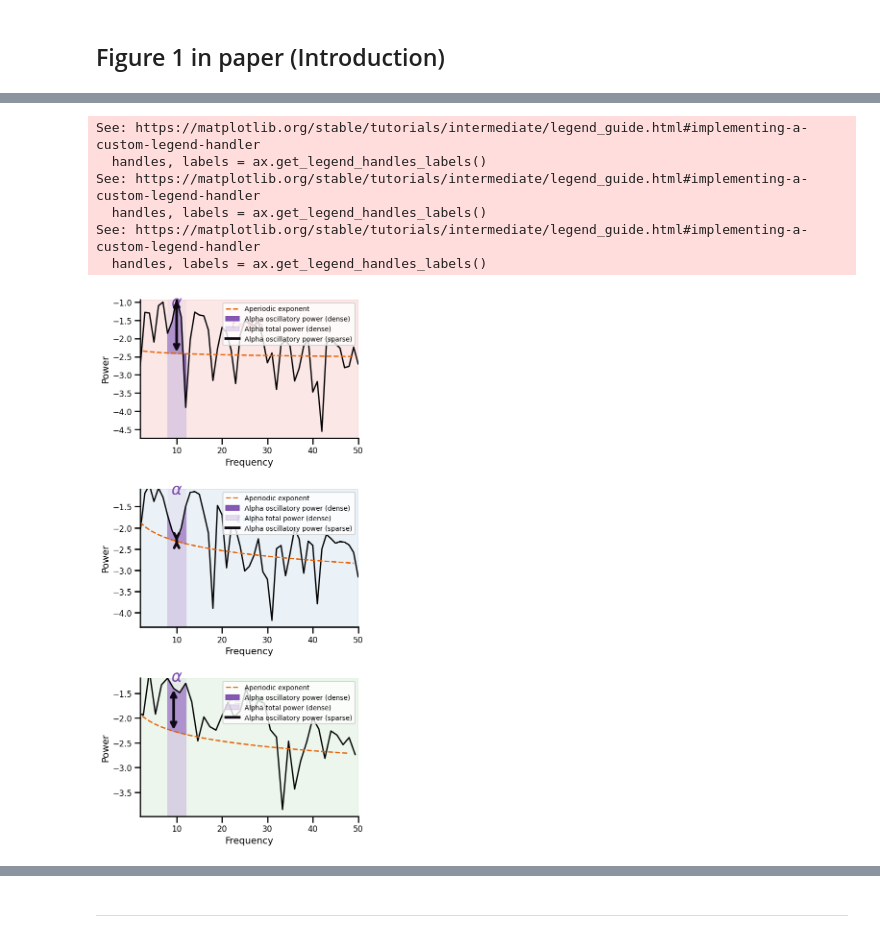
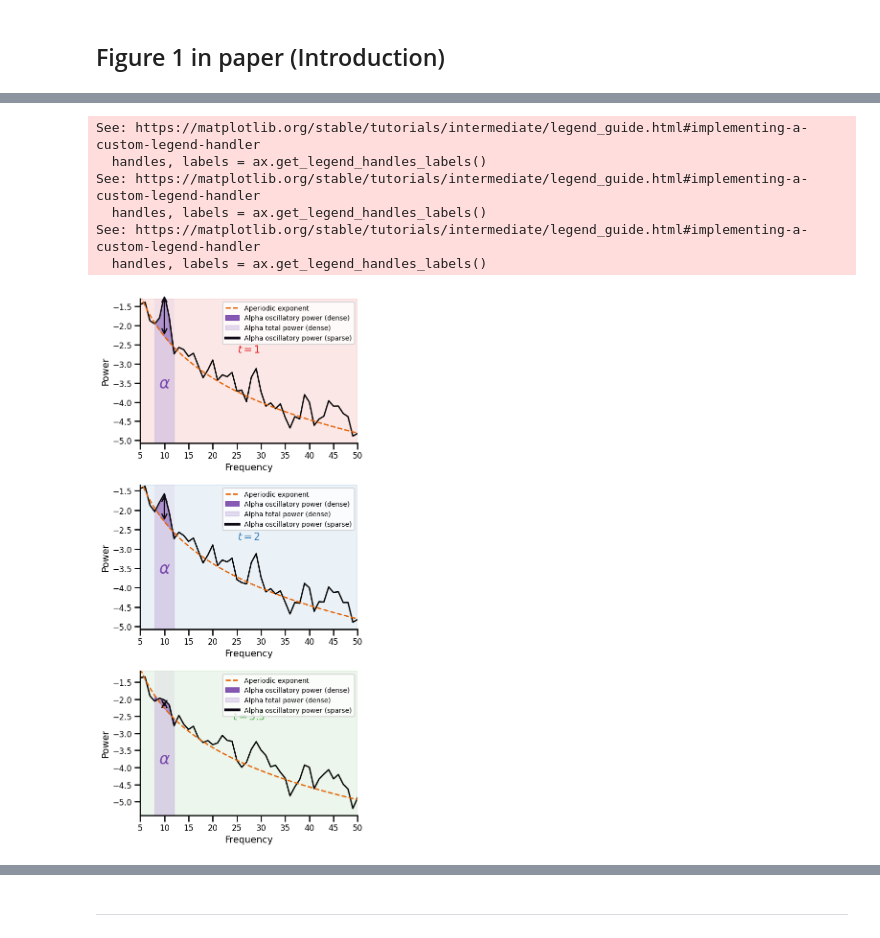
Before and after one commit to voytekresearch/AperiodicMethods, a Jupyter notebook: notebooks/FINAL_figures_for_paper.ipynb, the cells around one changed output, grey strips where cells are left out. Saved outputs shown, nothing was run; the diff lists cells and outputs as text; code cells hidden in the pictures.

Commit message:
edits to figures

```diff
--- a/notebooks/FINAL_figures_for_paper.ipynb
+++ b/notebooks/FINAL_figures_for_paper.ipynb
@@ -65,7 +70,7 @@ sys.path.append("code")
 # %%
 import seaborn as sns
 
-sns.set_context("talk")
+sns.set_context("poster")
 # %%
 # Set random seed
 random.seed(42)
@@ -116,4 +121,15 @@ FIG_DIR = "./images"
 # %%
+def smooth_interpolate(start_val, end_val, size): # code for this func borrowed from https://smustafaamir.medium.com/smoothsteps-simplified-12254adc773c and Google AI overview
+    # 1. Create normalized array of points from 0 to 1
+    t = np.linspace(0, 1, size)
+
+    # 2. Smoothstep easing function: t^2 * (3 - 2t)
+    # This creates an "ease in, ease out" curve with zero derivatives at endpoints
+    t_smooth = t * t * (3 - 2 * t)
+
+    # 3. Linearly interpolate between start and end
+    return start_val + (end_val - start_val) * t_smooth
+
 def sim_and_plot_bursty_oscillation(
     n_seconds=N_SECONDS,
     fs=FS,
@@ -123,7 +139,7 @@ def sim_and_plot_bursty_oscillation(
     exponent1=EXP1,
     exponent2=EXP2,
     aper_steps = 10,
-    ax=None,
+    ax=None
 ):
     # Define the components of the combined signal to simulate
     times = create_times(n_seconds, fs)
@@ -136,14 +152,20 @@ def sim_and_plot_bursty_oscillation(
     aper_chunks = np.linspace(exponent1, exponent2, aper_steps)
     aperiodic = np.zeros(shape=times.shape)
     true_exp = np.array([])
+    edge_idxs = []
     for step in range(aper_steps):
         aperiodic_chunk = sim_powerlaw((n_seconds/aper_steps), fs, exponent=aper_chunks[step])
         time_chunk_mask = (np.where(times == time_chunks[step][0])[0][0]), (np.where(times == time_chunks[step][-1])[0][0])
         # print(time_chunk_mask)
         # print(aperiodic_chunk.shape)
-        aperiodic[time_chunk_mask[0]: time_chunk_mask[1]] = aperiodic_chunk[:-1]
+        aperiodic[time_chunk_mask[0]: time_chunk_mask[1]+1] = aperiodic_chunk
         this_exp = np.full(len(aperiodic_chunk), aper_chunks[step])
         true_exp = np.hstack([true_exp, this_exp])
+        edge_idxs.append(time_chunk_mask[1])
+    # do some smoothing on the edges of each window so that it's blended with the next a bit -- otherwise there's a jump in the signal
+    edge_smoothing_size = int((len(times)*0.005)/2)
+    for edge_idx in edge_idxs[:-1]: # ignore the last one bc this will be the end of the signal
+        aperiodic[(edge_idx-edge_smoothing_size):(edge_idx+edge_smoothing_size)] = smooth_interpolate(aperiodic[(edge_idx-edge_smoothing_size)], aperiodic[(edge_idx+edge_smoothing_size)], int(edge_smoothing_size*2))
 
     # Simulate a combined signal with multiple oscillations
     osc1_padded = np.concatenate((osc1, np.zeros(int(0.75 * n_seconds * fs))))
@@ -177,11 +199,12 @@ def plot_sparam_psd(
     win_size=0.25,
     background_color="white",
     ax=None,
+    ylims=None
 ):
     """Plot spectral parameterization."""
     # Copy to avoid modifying the original data
     freqs, powers = compute_spectrum(
-        signal[(times>=(tp - win_size))&(times<(tp+win_size))], fs=FS, f_range=(1, 50), avg_type="median", nperseg=FS, noverlap=FS / 2
+        signal[(times>=(tp - win_size))&(times<(tp+win_size))], fs=FS, f_range=(fmin, fmax), avg_type="median", nperseg=FS, noverlap=FS / 2
     )
     times = times.copy()
 
@@ -193,7 +216,7 @@ def plot_sparam_psd(
     tp_idx = np.argmin(np.abs(times - tp))
     # powers = tfr[0, 0, :, tp_idx]
     fm = fooof.FOOOF(
-        max_n_peaks=n_peaks, peak_width_limits=peak_width_lims, verbose=False
+        max_n_peaks=n_peaks, peak_width_limits=peak_width_lims, verbose=False,
     )
     fm.fit(freqs, powers, freq_range=(fmin, fmax))
 
@@ -216,7 +239,10 @@ def plot_sparam_psd(
     )
 
     # Plot AUC measure for band
-    y_min, y_max = ax.get_ylim()
+    if ylims == None:
+        y_min, y_max = ax.get_ylim()
+    else:
+        y_min, y_max = ylims[0], ylims[1]
     ax.fill_between(
         freqs[low_freq_idx : high_freq_idx + 1],
         fm._ap_fit[low_freq_idx : high_freq_idx + 1],
@@ -237,7 +263,7 @@ def plot_sparam_psd(
     # Plot greek character
     ax.text(
         (freqs[low_freq_idx] + freqs[high_freq_idx]) / 2,
-        1.1 * y_max,
+        0.65 * y_min,
         rf'$\{params_to_plot["logOscAUC"]["name"].split()[0].lower()}$',
         fontsize=24,
         color=params_to_plot["logOscAUC"]["color"],
@@ -270,7 +296,7 @@ def plot_sparam_psd(
             ],  # Use a single value
         ),
         arrowprops=dict(
-            arrowstyle="<->", color=params_to_plot["PW"]["color"], lw=4
+            arrowstyle="<->", color=params_to_plot["PW"]["color"], lw=2
         ),
         label=params_to_plot["PW"]["name"],
     )
@@ -319,7 +345,7 @@ def plot_sparam_psd(
     ax.set_ylim([y_min, 1.3 * y_max])
     ax.grid(False)
     sns.despine(ax=ax)
-    ax.legend(handles=handles, fontsize=10, labels=labels, loc="upper right")
+    ax.legend(handles=handles, fontsize=15, labels=labels, loc="upper right")
     return
 # %%
 np.random.seed(10)
@@ -352,24 +382,24 @@ plot_time_series(times,[filt_sig, inst_amp])
 # %%
 # Compute and plot TFR
 fig, ax_tfr = plt.subplots(3, figsize=(6,12)) #fig.add_subplot(gs[0, 3:])
-tps = [0.5, 1, 1.75]
+tps = [1, 2, 3.5]
 colors = sns.color_palette("Set1", len(tps))
 # freqs, _ = compute_spectrum(
 #     sig, fs=FS, f_range=(1, 50), avg_type="median", nperseg=FS, noverlap=FS / 2
 # )
 
 
 # Plot spectral parameterization
 axes_sp = []
 for i, (tp, c) in enumerate(zip(tps, colors)):
     ax = ax_tfr[i]#fig.add_subplot(gs[1, 2 * i : 2 * (i + 1)])
     axes_sp.append(ax)
-    plot_sparam_psd(sig, times, ax=ax, tp=tp, background_color=c, win_size=0.5)
+    plot_sparam_psd(sig, times, ax=ax, tp=tp, background_color=c, win_size=2)
 # %% [output]
 See: https://matplotlib.org/stable/tutorials/intermediate/legend_guide.html#implementing-a-custom-legend-handler
   handles, labels = ax.get_legend_handles_labels()
 See: https://matplotlib.org/stable/tutorials/intermediate/legend_guide.html#implementing-a-custom-legend-handler
   handles, labels = ax.get_legend_handles_labels()
 See: https://matplotlib.org/stable/tutorials/intermediate/legend_guide.html#implementing-a-custom-legend-handler
   handles, labels = ax.get_legend_handles_labels()
-[figure, old version]
+[figure, new version]
```
Also changed, not shown: parts of 9 cells of this notebook, 11 other files.
